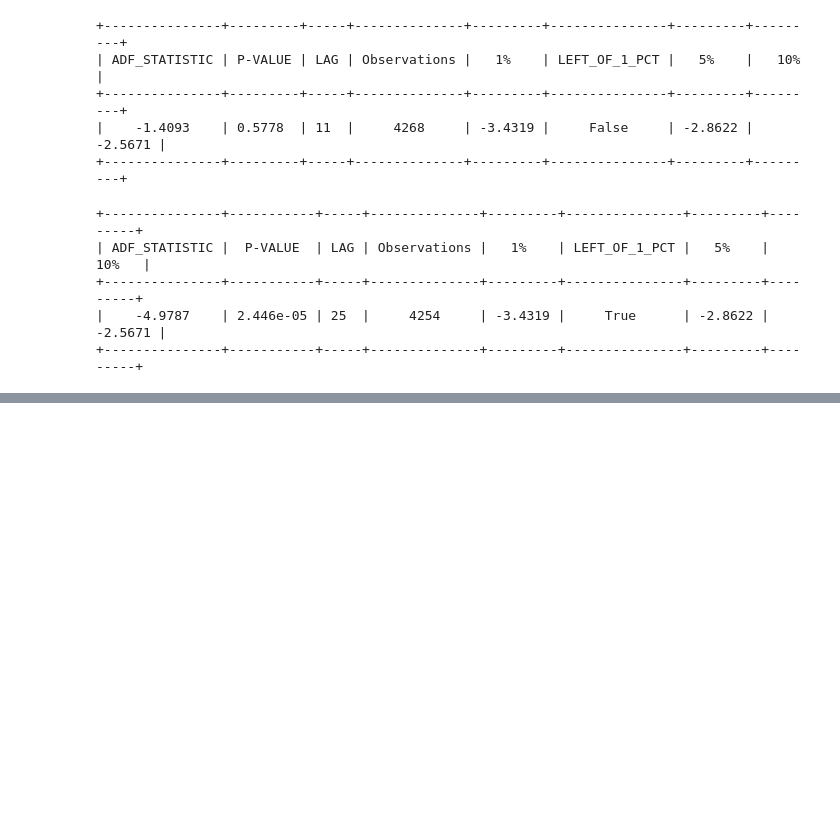
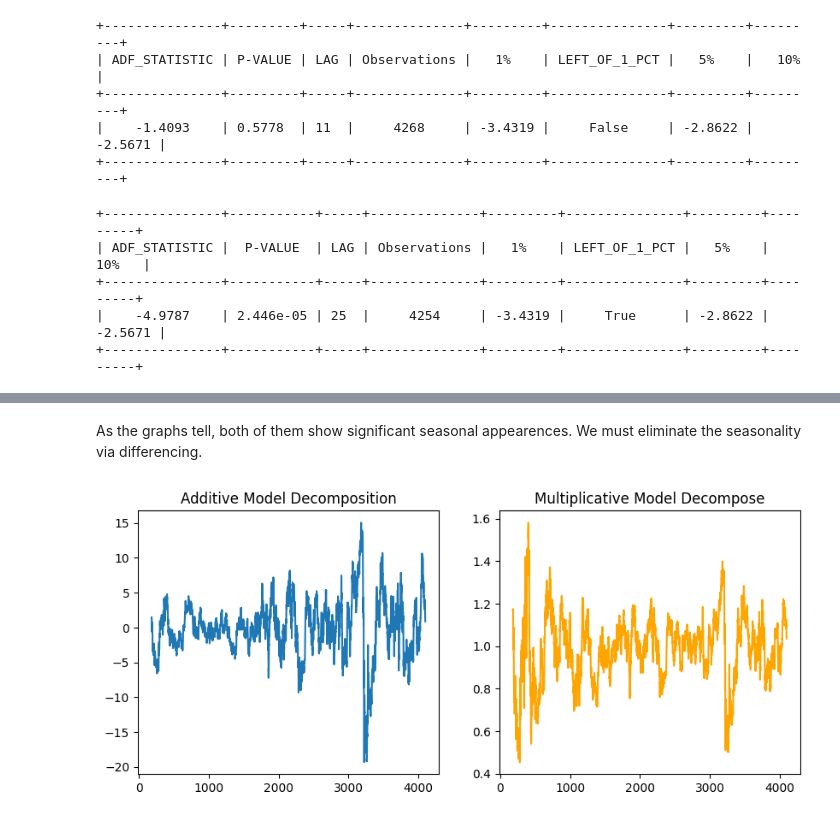
Before and after one commit to AmitPress/tsa-finance, a Jupyter notebook: statistical-analysis/arima-analysis.ipynb, the cells around one changed output, grey strips where cells are left out. Cells and saved outputs as stored; diff of their text form; code cells hidden in the pictures; blank space fills up the shorter version.

```diff
--- a/statistical-analysis/arima-analysis.ipynb
+++ b/statistical-analysis/arima-analysis.ipynb
@@ -81,0 +113,14 @@ print(augmented_dicky_fuller_test(df['Volume']))
+# %% [markdown]
+As the graphs tell, both of them show significant seasonal appearences. We must eliminate the seasonality via differencing.
+# %%
+# Understanding Residuals
+result_additive = sm.tsa.seasonal_decompose(df['Close'], model="additive", period=365)
+result_multiplicative = sm.tsa.seasonal_decompose(df['Close'], model="multiplicative", period=365)
+fig, ax = plt.subplots(1, 2, figsize=(10, 4))
+ax[0].plot(result_additive.resid)
+ax[0].set_title("Additive Model Decomposition")
+ax[1].plot(result_multiplicative.resid, color="orange")
+ax[1].set_title("Multiplicative Model Decompose")
+plt.show()
+# %% [output]
+[figure, added]
```
Also changed, not shown: parts of 15 cells of this notebook, 1 other file.
